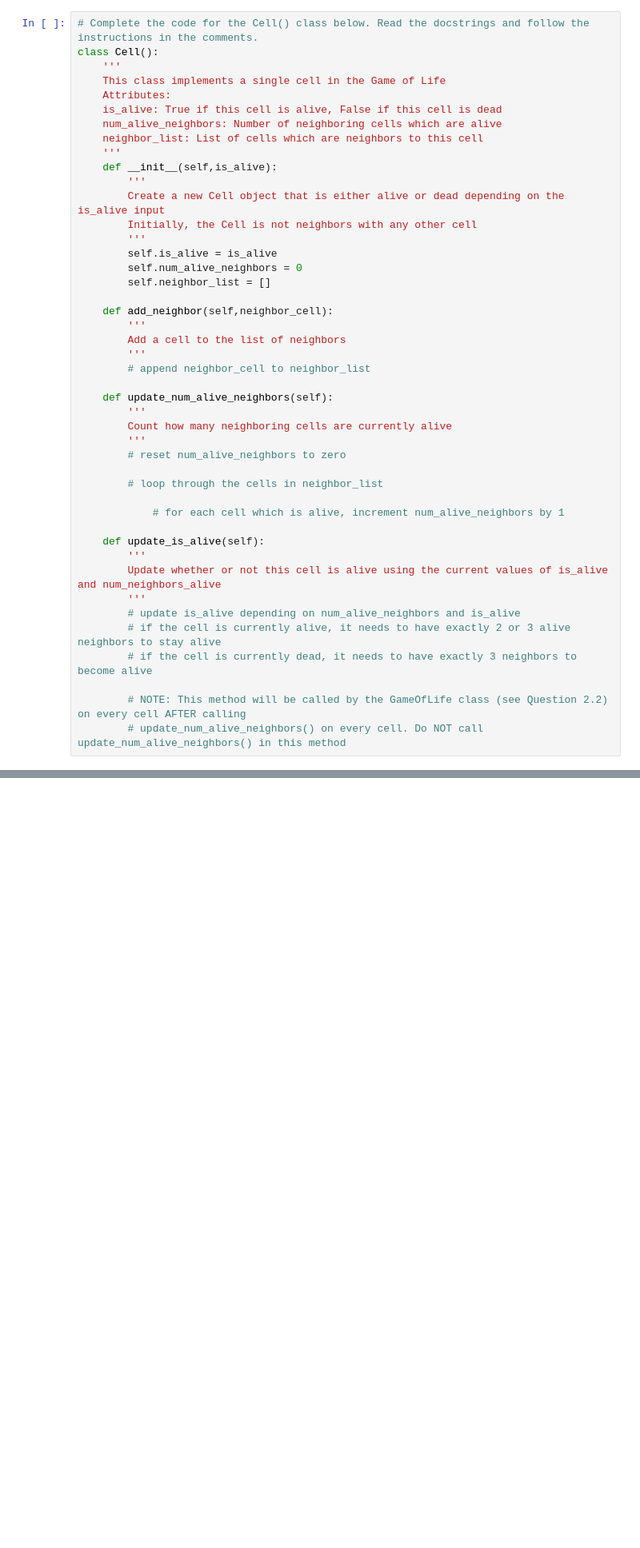
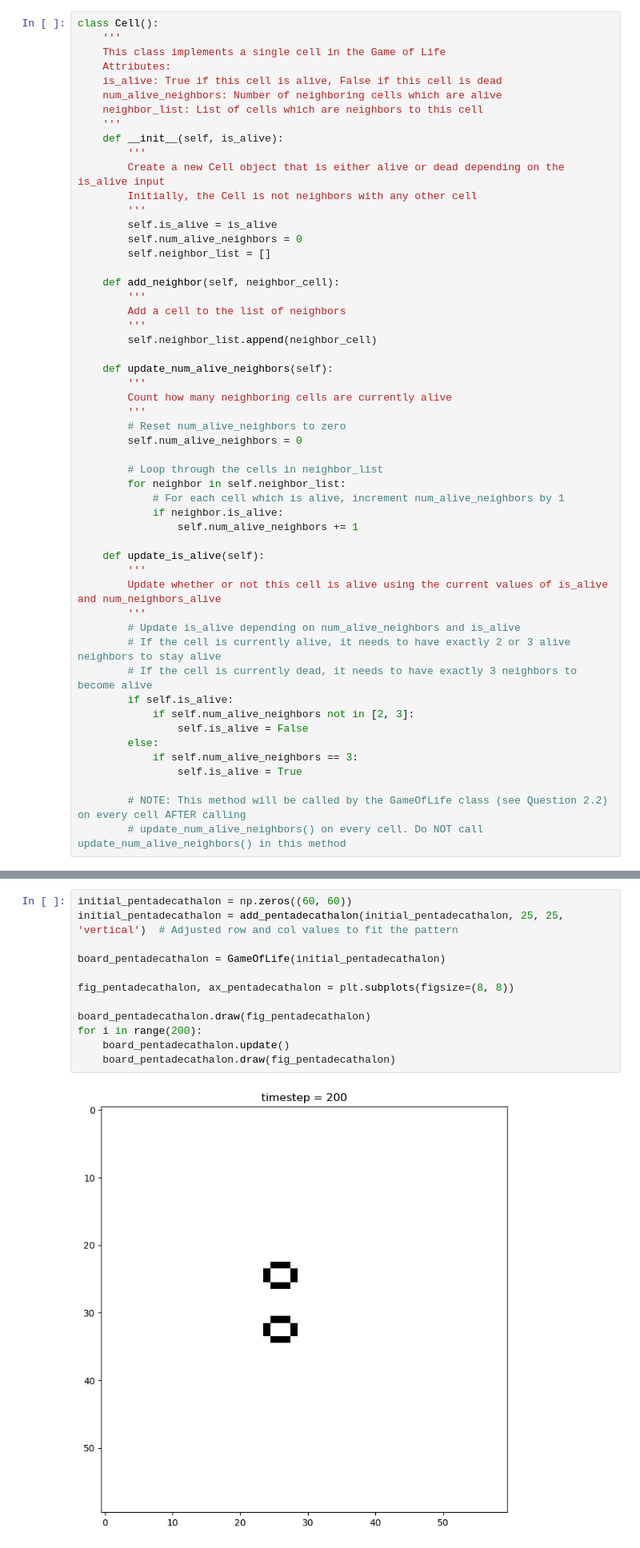
Before and after one commit to johnwano/CMSE202-f23-turnin, a Jupyter notebook: hw-02/HW-02_ABMandGraphTheory-STUDENT.ipynb, the cells around one changed output, grey strips where cells are left out. Shown at 80% size. Saved outputs shown, nothing was run; the diff lists cells and outputs as text; blank space fills up the shorter version.

```diff
--- a/hw-02/HW-02_ABMandGraphTheory-STUDENT.ipynb
+++ b/hw-02/HW-02_ABMandGraphTheory-STUDENT.ipynb
@@ -65,7 +65,6 @@ In this part of the assignment, we will implement the Game of Life using OOP.
 
 Note that you will get a chance to test out the code in Question 2.3. If that test doesn't do what you excpect, you may need to debug your `Cell()` class code.
 # %%
-# Complete the code for the Cell() class below. Read the docstrings and follow the instructions in the comments.
 class Cell():
     '''
     This class implements a single cell in the Game of Life
@@ -74,7 +73,7 @@ class Cell():
     num_alive_neighbors: Number of neighboring cells which are alive
     neighbor_list: List of cells which are neighbors to this cell
     '''
-    def __init__(self,is_alive):
+    def __init__(self, is_alive):
         '''
         Create a new Cell object that is either alive or dead depending on the is_alive input
         Initially, the Cell is not neighbors with any other cell
@@ -83,29 +82,38 @@ class Cell():
         self.num_alive_neighbors = 0
         self.neighbor_list = []
 
-    def add_neighbor(self,neighbor_cell):
+    def add_neighbor(self, neighbor_cell):
         '''
         Add a cell to the list of neighbors
         '''
-        # append neighbor_cell to neighbor_list
+        self.neighbor_list.append(neighbor_cell)
 
     def update_num_alive_neighbors(self):
         '''
         Count how many neighboring cells are currently alive
         '''
-        # reset num_alive_neighbors to zero
+        # Reset num_alive_neighbors to zero
+        self.num_alive_neighbors = 0
 
-        # loop through the cells in neighbor_list
-
-            # for each cell which is alive, increment num_alive_neighbors by 1
+        # Loop through the cells in neighbor_list
+        for neighbor in self.neighbor_list:
+            # For each cell which is alive, increment num_alive_neighbors by 1
+            if neighbor.is_alive:
+                self.num_alive_neighbors += 1
 
     def update_is_alive(self):
         '''
         Update whether or not this cell is alive using the current values of is_alive and num_neighbors_alive
         '''
-        # update is_alive depending on num_alive_neighbors and is_alive
-        # if the cell is currently alive, it needs to have exactly 2 or 3 alive neighbors to stay alive
-        # if the cell is currently dead, it needs to have exactly 3 neighbors to become alive
+        # Update is_alive depending on num_alive_neighbors and is_alive
+        # If the cell is currently alive, it needs to have exactly 2 or 3 alive neighbors to stay alive
+        # If the cell is currently dead, it needs to have exactly 3 neighbors to become alive
+        if self.is_alive:
+            if self.num_alive_neighbors not in [2, 3]:
+                self.is_alive = False
+        else:
+            if self.num_alive_neighbors == 3:
+                self.is_alive = True
 
         # NOTE: This method will be called by the GameOfLife class (see Question 2.2) on every cell AFTER calling
         # update_num_alive_neighbors() on every cell. Do NOT call update_num_alive_neighbors() in this method
@@ -275,0 +278,14 @@ Some tips:
+# %%
+initial_pentadecathalon = np.zeros((60, 60))
+initial_pentadecathalon = add_pentadecathalon(initial_pentadecathalon, 25, 25, 'vertical')  # Adjusted row and col values to fit the pattern
+
+board_pentadecathalon = GameOfLife(initial_pentadecathalon)
+
+fig_pentadecathalon, ax_pentadecathalon = plt.subplots(figsize=(8, 8))
+
+board_pentadecathalon.draw(fig_pentadecathalon)
+for i in range(200):
+    board_pentadecathalon.update()
+    board_pentadecathalon.draw(fig_pentadecathalon)
+# %% [output]
+[figure, added]
```
Also changed, not shown: parts of 17 cells of this notebook.
